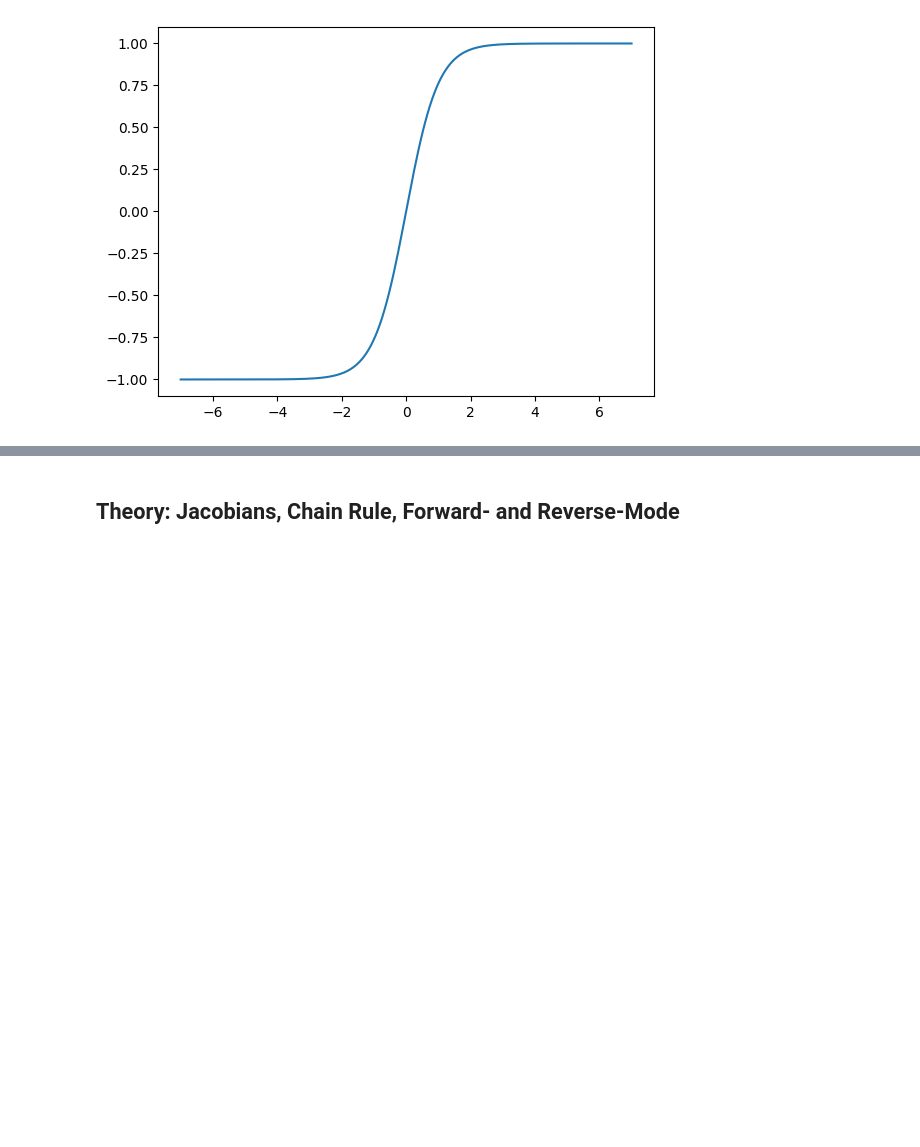
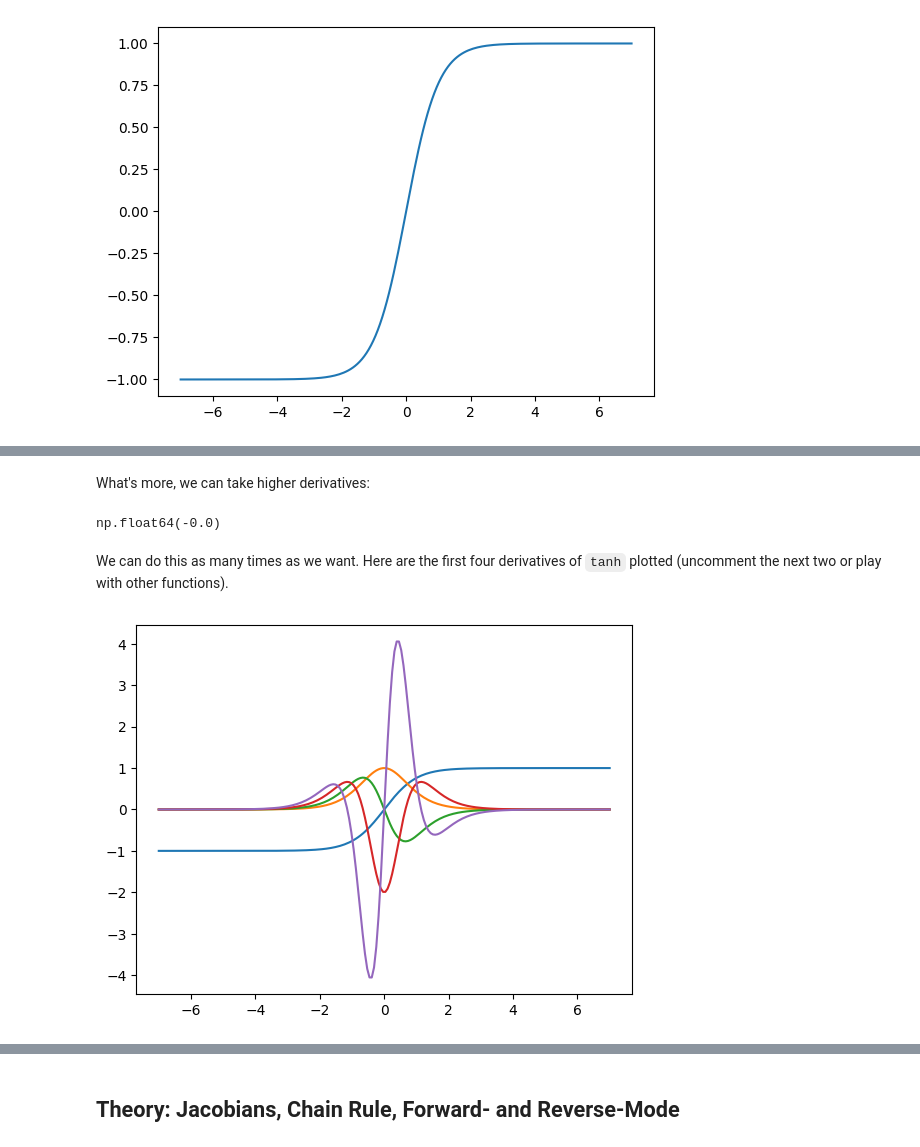
Before and after one commit to joelburget/microjax, a Jupyter notebook: tutorial.ipynb, the cells around one changed output, grey strips where cells are left out. Saved outputs shown, nothing was run; the diff lists cells and outputs as text; code cells hidden in the pictures; blank space fills up the shorter version.

```diff
--- a/tutorial.ipynb
+++ b/tutorial.ipynb
@@ -30,0 +92,20 @@ _ = plt.plot(
+# %% [markdown]
+What's more, we can take higher derivatives:
+# %%
+grad(grad(np.tanh))(0)
+# %% [output]
+np.float64(-0.0)
+# %% [markdown]
+We can do this as many times as we want. Here are the first four derivatives of `tanh` plotted (uncomment the next two or play with other functions).
+# %%
+_ = plt.plot(
+    x, np.tanh(x),
+    x, jacobian(np.tanh)(x),
+    x, jacobian(jacobian(np.tanh))(x),
+    x, jacobian(jacobian(jacobian(np.tanh)))(x),
+    x, jacobian(jacobian(jacobian(jacobian(np.tanh))))(x),
+    # x, jacobian(jacobian(jacobian(jacobian(jacobian(np.tanh)))))(x),
+    # x, jacobian(jacobian(jacobian(jacobian(jacobian(jacobian(np.tanh))))))(x),
+)
+# %% [output]
+[figure, added]
```
Also changed, not shown: parts of 70 cells of this notebook, 2 other files.
